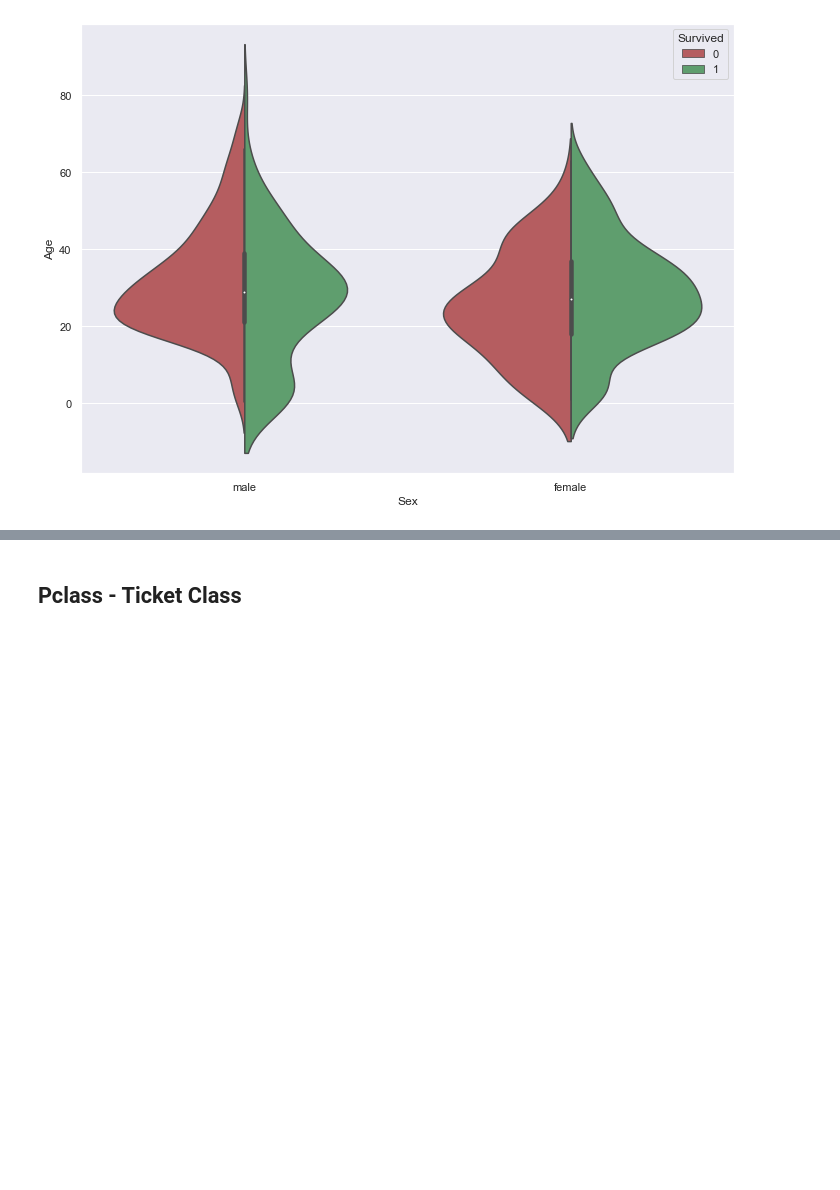
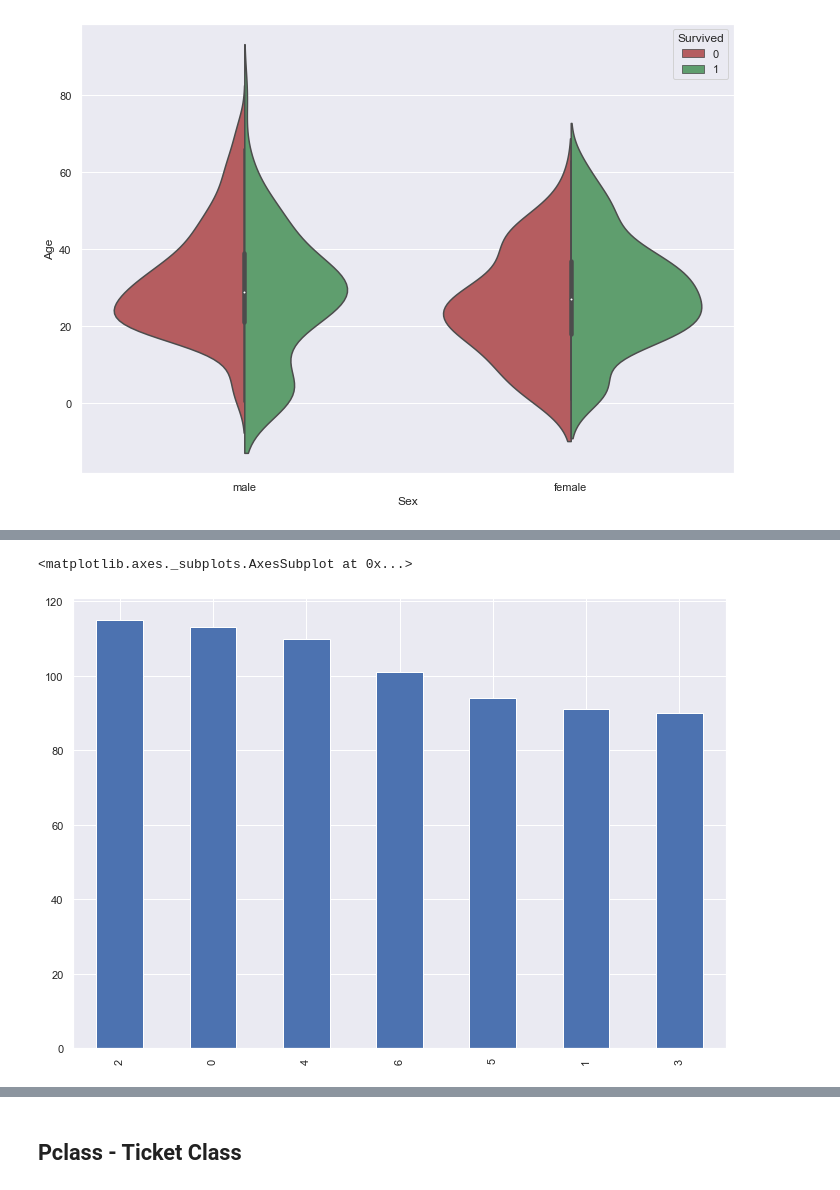
Before and after one commit to johnnyloreano/titanic, a Jupyter notebook: Untitled.ipynb, the cells around one changed output, grey strips where cells are left out. Saved outputs shown, nothing was run; the diff lists cells and outputs as text; code cells hidden in the pictures; blank space fills up the shorter version.

```diff
--- a/Untitled.ipynb
+++ b/Untitled.ipynb
@@ -202,0 +214,8 @@ dtype: int64
+# %%
+labels = [0,1,2,3,4,5,6]
+dataset['Age_Group'] = pd.qcut(x = dataset['Age'], q = 7, labels = labels)
+
+dataset['Age_Group'].value_counts().plot(kind = 'bar')
+# %% [output]
+<matplotlib.axes._subplots.AxesSubplot at 0x...>
+[figure, added]
```
Also changed, not shown: parts of 32 cells of this notebook.
